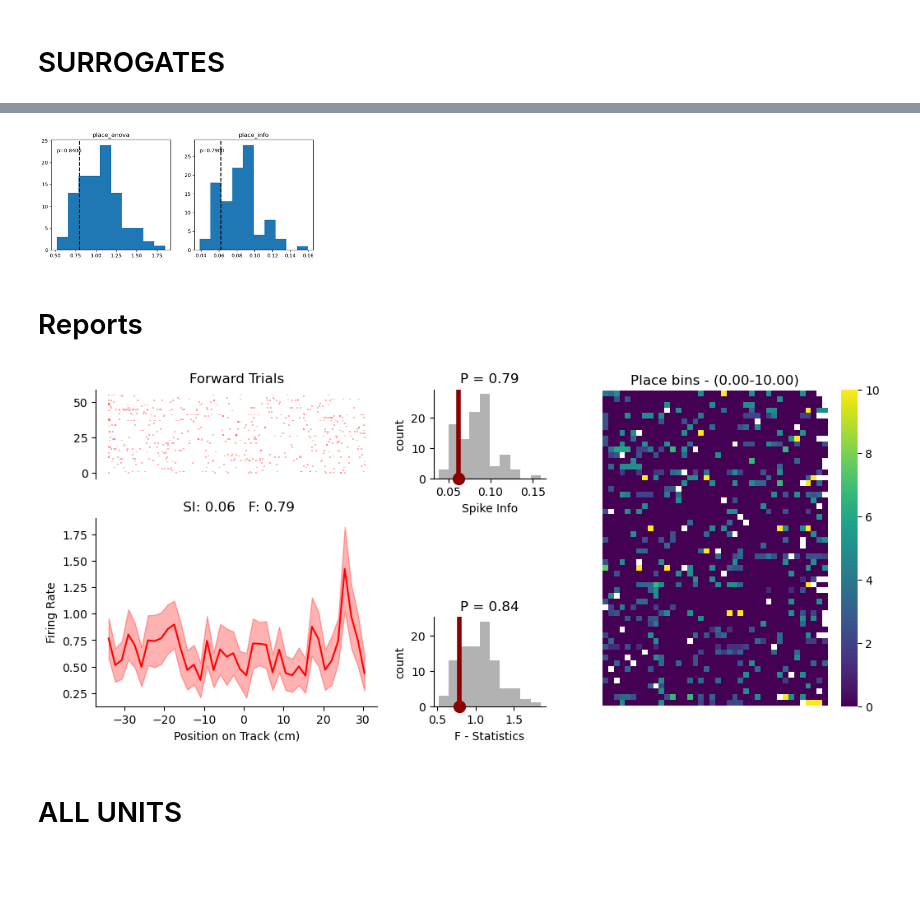
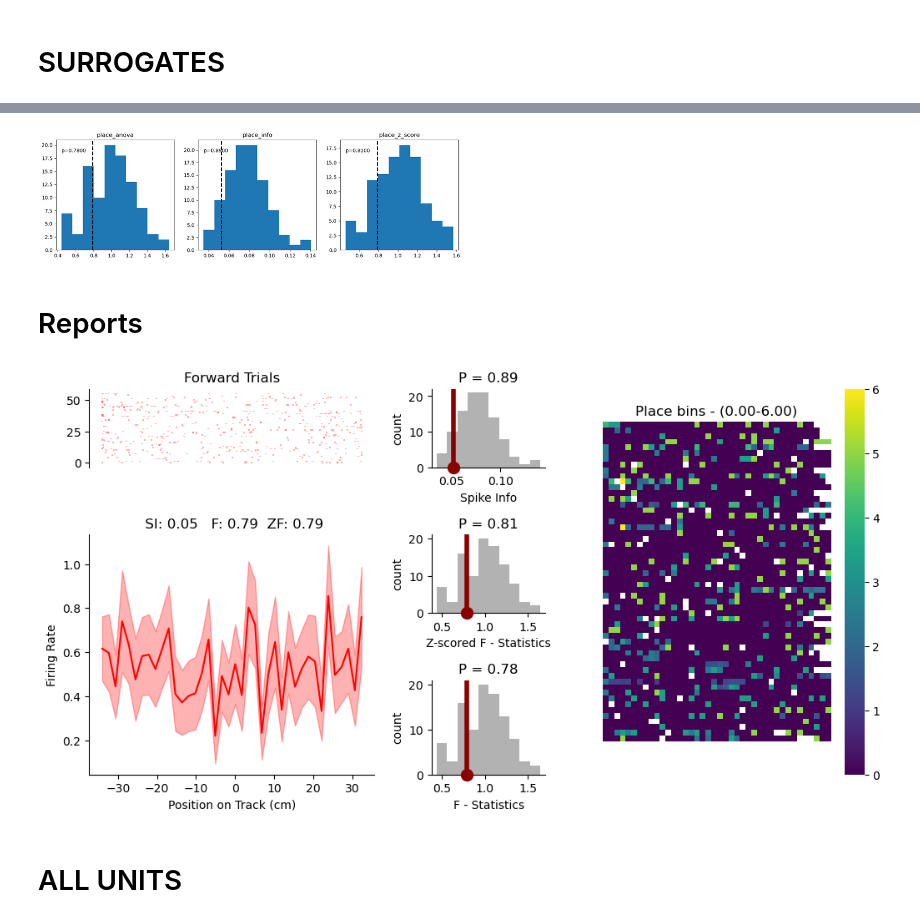
Before and after one commit to HSNPipeline/AnalyzeTrain, a Jupyter notebook: notebooks/02B_PlaceCell_REPLICATE.ipynb, the cells around one changed output, grey strips where cells are left out. Cells and saved outputs as stored; diff of their text form; code cells hidden in the pictures; blank space fills up the shorter version.

```diff
--- a/notebooks/02B_PlaceCell_REPLICATE.ipynb
+++ b/notebooks/02B_PlaceCell_REPLICATE.ipynb
@@ -110,7 +110,8 @@ add_vlines(PLACE['min_speed'], color='red')
 # %%
 # Compute the range of position data
 area_range = compute_pos_ranges(positions)
-area_range = [area_range[0],32]
+#area_range = [area_range[0],32]
+area_range = [-34, 34]
 # %%
 # Collect together boundary ranges
 print('Boundary range: ', area_range)
@@ -210,6 +219,9 @@ plot_heatmap(trial_place_bins, cbar=True,title= create_heatmap_title('Place bins
 # %% [markdown]
 ## Z_score
 # %%
-z_scores = zscore(trial_place_bins, axis=None)
+z_scores = zscore(trial_place_bins, nan_policy='omit',axis=None)
 outlier_threshold = 3.29
 trial_place_bins[z_scores > outlier_threshold] = np.nan
+z_score_trial_place_bins = z_scores
+z_score_trial_place_bins[z_scores > outlier_threshold]=np.nan
+len([z_scores > outlier_threshold])
@@ -313,6 +332,8 @@ results['place_anova'] = fit_anova_place(create_df_place(trial_place_bins))
 print('The ANOVA place F-value is {:4.2f}'.format(results['place_anova'] ))
 # %% [output]
 The ANOVA place F-value is 0.79
+# %%
+results['place_z_score'] = fit_anova_place(create_df_place(z_score_trial_place_bins))
 # %% [markdown]
 # SURROGATES
 # %%
@@ -344,9 +371,12 @@ for ind, shuffle in enumerate(shuffles):
     for i, index in enumerate(HF_indx):
         surr_trial_place_bins[i, index] = np.nan
 
-    z_scores = zscore(surr_trial_place_bins, axis=None)
+    surr_z_scores = zscore(surr_trial_place_bins, nan_policy = 'omit',axis=None)
     outlier_threshold = 3.29
-    surr_trial_place_bins[z_scores > outlier_threshold] = 0
+    surr_trial_place_bins[z_scores > outlier_threshold] = np.nan
+
+    surr_z_score_trial_place_bins = surr_z_scores
+    surr_z_score_trial_place_bins[surr_z_scores > outlier_threshold]=np.nan
 
     surr_t_place_bins  = np.nan_to_num(surr_trial_place_bins , nan=0.0)
     surr_place_bins= np.mean(surr_t_place_bins,axis = 0)
@@ -355,20 +385,21 @@ for ind, shuffle in enumerate(shuffles):
     surrs['place_info'][ind] = compute_spatial_information(surr_place_bins, occ, normalize=False)
 
     surrs['place_anova'][ind] = fit_anova_place(create_df_place(surr_trial_place_bins))
+    surrs['place_z_score'][ind] = fit_anova_place(create_df_place(surr_z_score_trial_place_bins))
 # %%
-axes = make_axes(2, 6, figsize=(30, 4))
+axes = make_axes(3, 6, figsize=(30, 4))
 i = 0
 for analysis in surr_analyses:
     results[analysis + '_surr_p_val'], results[analysis + '_surr_z_score'] = \
                         compute_surrogate_stats(results[analysis], surrs[analysis],title = analysis,plot = True, ax=axes[i])
     i = i+1
 # %% [output]
-[figure, old version]
+[figure, new version]
 # %% [markdown]
 # Reports
 # %%
-grid = make_grid(3, 6, wspace=.5, hspace=.5, figsize=(15, 5),
-                     height_ratios=[1.2,.8, 1.2])
+grid = make_grid(3, 6, wspace=.5, hspace=.8, figsize=(15, 6),
+                     height_ratios=[1,1, 1.2])
 
 plt.rcParams.update({'font.size': 10})
 SI = results['place_info']
@@ -384,35 +415,46 @@ ax = get_grid_subplot(grid, slice(1,3), slice(0,2))
 ax.plot(s_bins[:-1], place_bins, color = 'red', label='Mean Value')
 ax.fill_between(s_bins[:-1], place_bins - place_sem, place_bins+ place_sem, color = 'red', alpha=0.3)
 ax.set_xlabel('Position on Track (cm)')
 ax.set_ylabel('Firing Rate')
-ax.set_title(f' SI: {np.round(SI,2)}   F: {np.round(F,2)}')
+ax.set_title(f' SI: {np.round(SI,2)}   F: {np.round(F,2)}  ZF: {np.round(ZF,2)}')
 
 drop_spines(['top','right'],ax = ax)
 
 ax = get_grid_subplot(grid, 0, 2)
 P = results['place_info_surr_p_val']
 plot_surrogates(surrs['place_info'], data_value=SI, p_value=None, title=f'P = {P}',
                                      title_color=color_pvalue(P),ax = ax,alpha = .6,color = 'grey')
 add_vlines(SI , ax, color='darkred', linestyle='solid', linewidth=4)
 ax.plot(SI , 0, 'o', zorder=10, clip_on=False, color='darkred', markersize=10)
 ax.set_xlabel('Spike Info')
 ax.set_ylabel('count')
 drop_spines(['top', 'right'],ax)
 
 ax = get_grid_subplot(grid, 2, 2)
 P = results['place_anova_surr_p_val']
 plot_surrogates(surrs['place_anova'], data_value=F, p_value=None ,title=f'P = {P}',
                                      title_color=color_pvalue(P),ax = ax,alpha = .6,color = 'grey')
 add_vlines(F , ax, color='darkred', linestyle='solid', linewidth=4)
 ax.plot(F , 0, 'o', zorder=10, clip_on=False, color='darkred', markersize=10)
 ax.set_xlabel('F - Statistics')
 ax.set_ylabel('count')
 drop_spines(['top', 'right'],ax)
 
+ax = get_grid_subplot(grid, 1, 2)
+P = results['place_z_score_surr_p_val']
+ZF = results['place_z_score']
+plot_surrogates(surrs['place_anova'], data_value=ZF, p_value=None ,title=f'P = {P}',
+                                     title_color=color_pvalue(P),ax = ax,alpha = .6,color = 'grey')
+add_vlines(ZF , ax, color='darkred', linestyle='solid', linewidth=4)
+ax.plot(ZF , 0, 'o', zorder=10, clip_on=False, color='darkred', markersize=10)
+ax.set_xlabel('Z-scored F - Statistics')
+ax.set_ylabel('count')
+drop_spines(['top', 'right'],ax)
+
 ax = get_grid_subplot(grid, slice(0,3), slice(3,5))
 plot_heatmap(trial_place_bins, cbar=True,title= create_heatmap_title('Place bins', trial_place_bins), ax=ax)
 # %% [output]
-[figure, old version]
+[figure, new version]
 # %% [markdown]
 # ALL UNITS
 # %%
```
Also changed, not shown: parts of 18 cells of this notebook, 3 other files.
